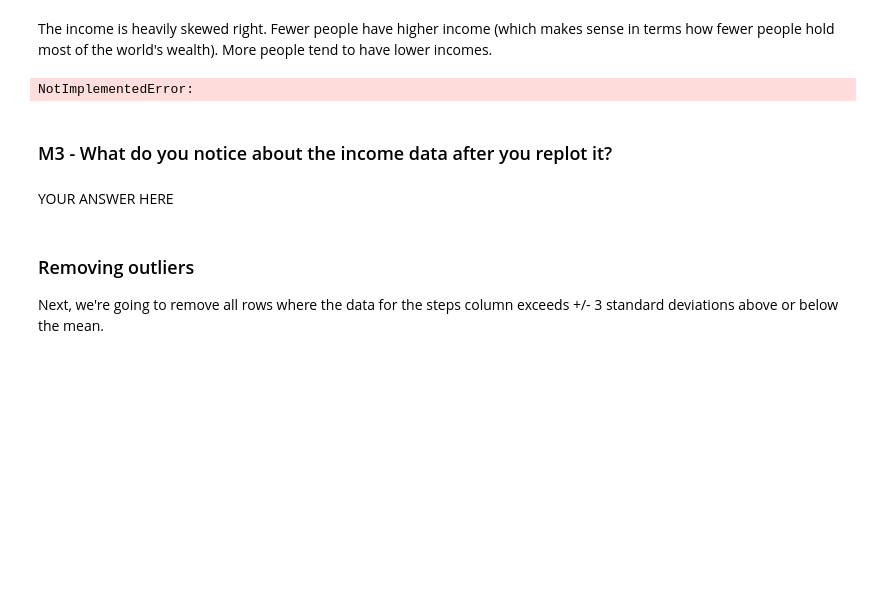
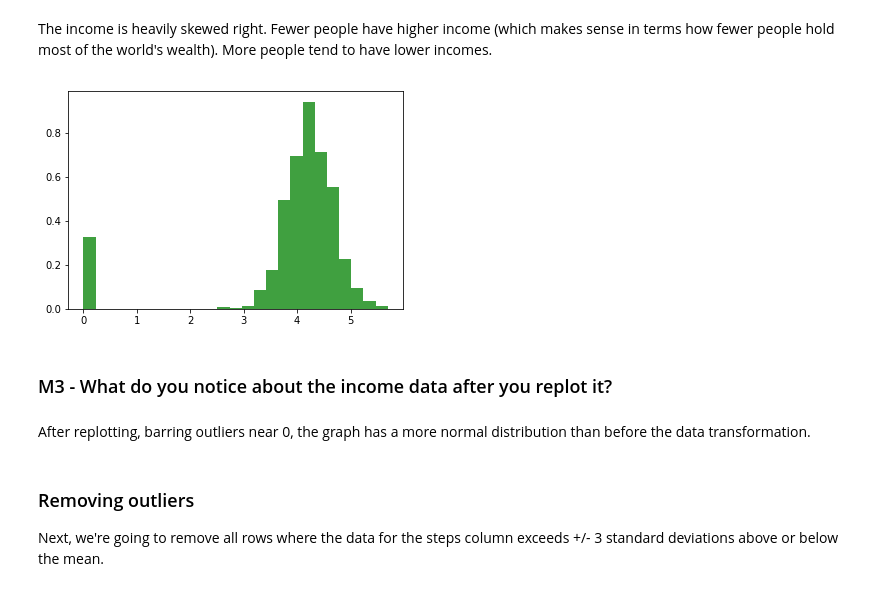
Before and after one commit to JeffreyZLee/Assignments, a Jupyter notebook: A2/A2_A12615927.ipynb, the cells around one changed output. Drawn from its saved outputs; the diff is of its cells as text; code cells hidden in the pictures; blank space fills up the shorter version.

```diff
--- a/A2/A2_A12615927.ipynb
+++ b/A2/A2_A12615927.ipynb
@@ -147,16 +147,17 @@ assert np.isclose(max(df['income']), 5.69, 0.1)
 # %%
 # 2j) Replot the histogram for income data after the data transformation
 # YOUR CODE HERE
-raise NotImplementedError()
+n, bins, patches = plt.hist(df['income'], 25, normed=1, facecolor='green', alpha=0.75)
 f4 = plt.gcf()
+df = df[df['income'] > 0]
 # %% [output]
-NotImplementedError:
+[figure, added]
 # %%
 assert f4.gca().has_data()
 # %% [markdown]
 ### M3 - What do you notice about the income data after you replot it?
-# %% [markdown]
-YOUR ANSWER HERE
+# %% [markdown]
+After replotting, barring outliers near 0, the graph has a more normal distribution than before the data transformation.
 # %%
 # 2k) Remove all rows where age is less than 18
 # YOUR CODE HERE
```
Also changed, not shown: parts of 6 cells of this notebook.
